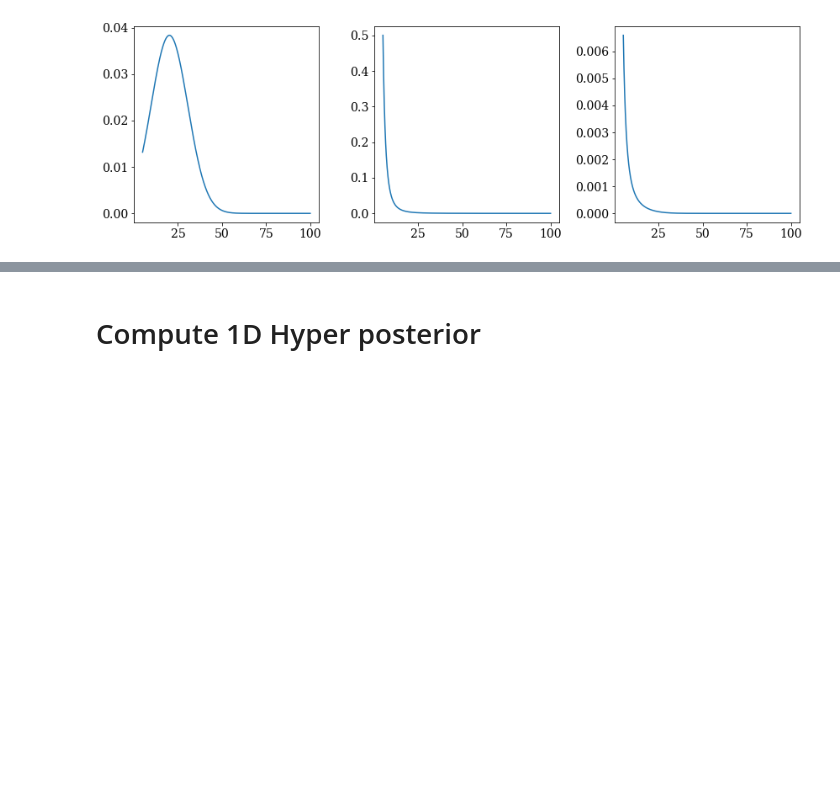
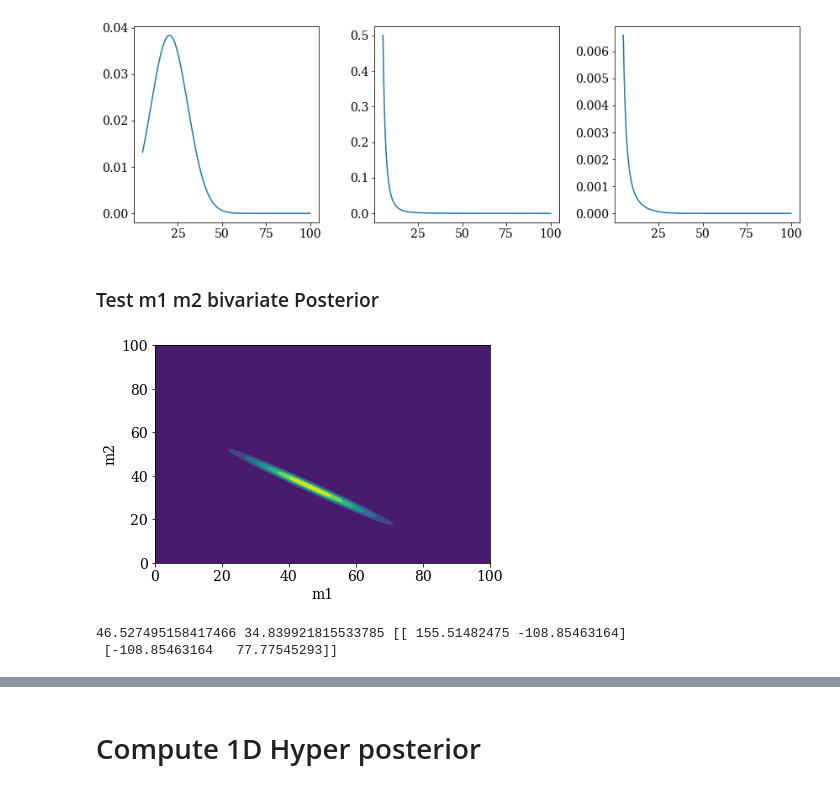
Before and after one commit to veome22/hybrid_waveforms, a Jupyter notebook: powerlaw_population_inference.ipynb, the cells around one changed output, grey strips where cells are left out. Drawn from its saved outputs; the diff is of its cells as text; code cells hidden in the pictures; blank space fills up the shorter version.

Commit message:
added some test code for bivariate posterior

```diff
--- a/powerlaw_population_inference.ipynb
+++ b/powerlaw_population_inference.ipynb
@@ -353,3 +408,33 @@ plt.tight_layout()
 plt.show()
 # %% [output]
 [figure]
+# %% [markdown]
+### Test m1 m2 bivariate Posterior
+# %%
+m1_mu_detections, m2_mu_detections,  m1_variance, m2_variance, m1_m2_covariance = sample_m1_m2_events(df_mc, df_eta)
+covariances = np.zeros((len(m1_mu_detections), 2,2))
+
+for i in range(len(m1_mu_detections)):
+    covariances[i] =  [[m1_variance[i], m1_m2_covariance[i]], [m1_m2_covariance[i], m2_variance[i]]]
+# %%
+m1_range = np.linspace(0, 100, 1000)
+m2_range = np.linspace(0, 100, 1000)
+
+i=10
+m1_mean = m1_mu_detections[i]
+m2_mean = m2_mu_detections[i]
+
+x,y = np.meshgrid(m1_range, m2_range)
+pos = np.dstack((x, y))
+
+
+plt.contourf(x,y, multivariate_normal.pdf(pos, mean=[m1_mean, m2_mean], cov=covariances[i]))
+plt.xlabel('m1')
+plt.ylabel('m2')
+plt.show()
+
+print(m1_mean, m2_mean, covariances[i])
+# %% [output]
+[figure, added]
+46.527495158417466 34.839921815533785 [[ 155.51482475 -108.85463164]
+ [-108.85463164   77.77545293]]
```
Also changed, not shown: parts of 30 cells of this notebook.
